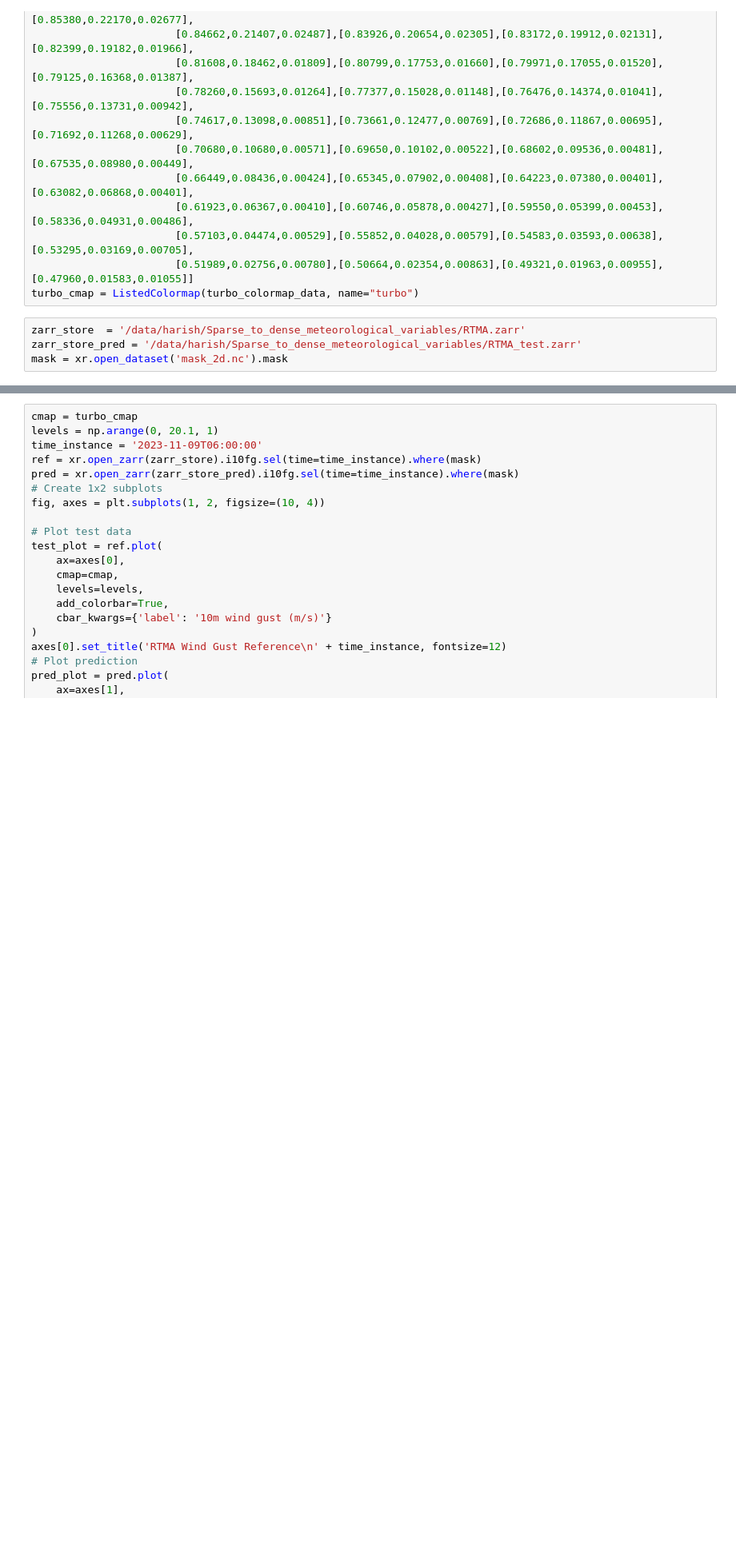
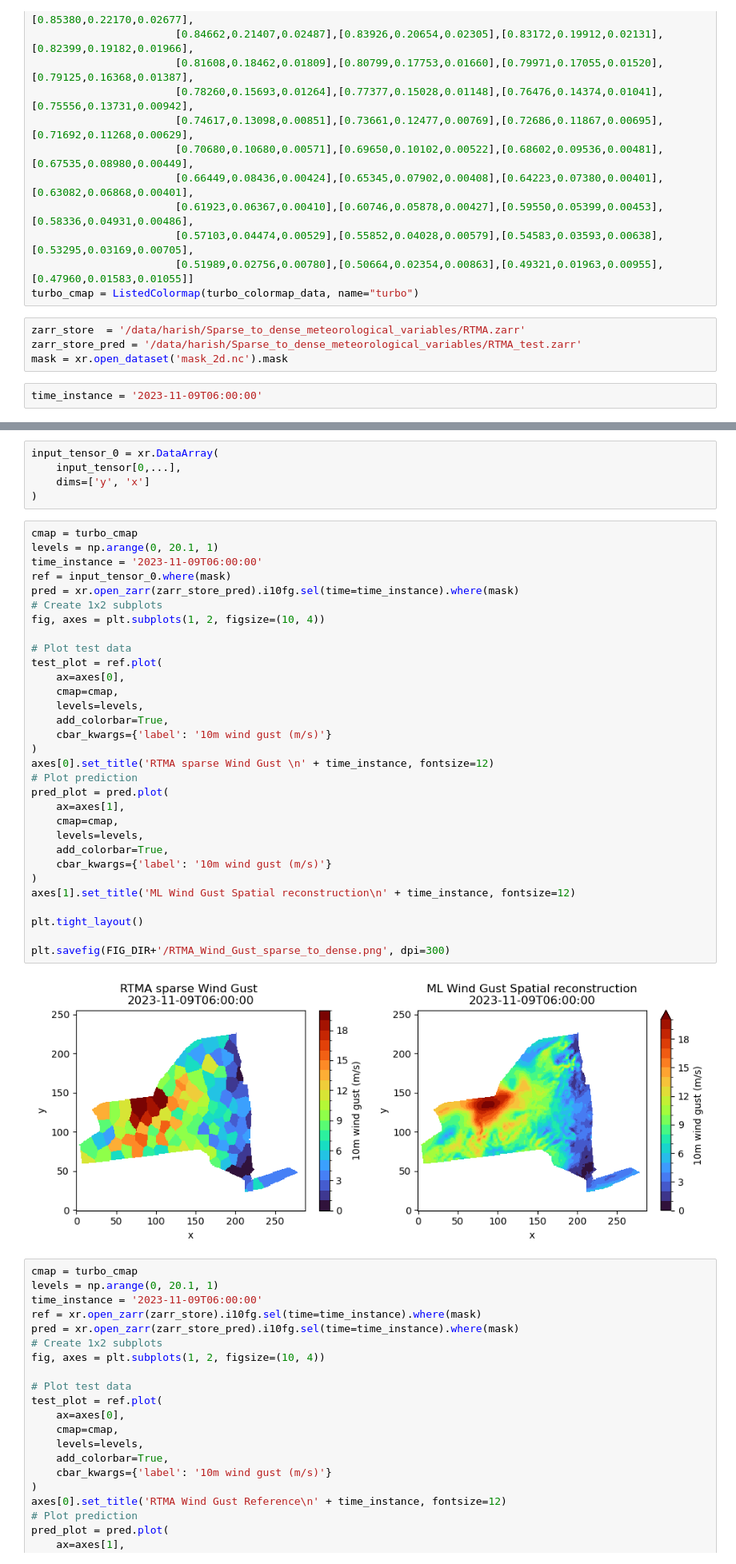
Before and after one commit to HarishBaki/Sparse_to_dense_meteorological_variables, a Jupyter notebook: TMRW_plots.ipynb, the cells around one changed output, grey strips where cells are left out. Shown at 80% size. Cells and saved outputs as stored; diff of their text form; blank space fills up the shorter version.

Commit message:
Added a plotting script for sample input output of RTMA and ML

```diff
--- a/TMRW_plots.ipynb
+++ b/TMRW_plots.ipynb
@@ -90,3 +90,5 @@ turbo_cmap = ListedColormap(turbo_colormap_data, name="turbo")
 zarr_store  = '/data/harish/Sparse_to_dense_meteorological_variables/RTMA.zarr'
 zarr_store_pred = '/data/harish/Sparse_to_dense_meteorological_variables/RTMA_test.zarr'
 mask = xr.open_dataset('mask_2d.nc').mask
+# %%
+time_instance = '2023-11-09T06:00:00'
@@ -93,3 +145,41 @@ mask = xr.open_dataset('mask_2d.nc').mask
+# %%
+input_tensor_0 = xr.DataArray(
+    input_tensor[0,...],
+    dims=['y', 'x']
+)
+# %%
+cmap = turbo_cmap
+levels = np.arange(0, 20.1, 1)
+time_instance = '2023-11-09T06:00:00'
+ref = input_tensor_0.where(mask)
+pred = xr.open_zarr(zarr_store_pred).i10fg.sel(time=time_instance).where(mask)
+# Create 1x2 subplots
+fig, axes = plt.subplots(1, 2, figsize=(10, 4))
+
+# Plot test data
+test_plot = ref.plot(
+    ax=axes[0],
+    cmap=cmap,
+    levels=levels,
+    add_colorbar=True,
+    cbar_kwargs={'label': '10m wind gust (m/s)'}
+)
+axes[0].set_title('RTMA sparse Wind Gust \n' + time_instance, fontsize=12)
+# Plot prediction
+pred_plot = pred.plot(
+    ax=axes[1],
+    cmap=cmap,
+    levels=levels,
+    add_colorbar=True,
+    cbar_kwargs={'label': '10m wind gust (m/s)'}
+)
+axes[1].set_title('ML Wind Gust Spatial reconstruction\n' + time_instance, fontsize=12)
+
+plt.tight_layout()
+
+plt.savefig(FIG_DIR+'/RTMA_Wind_Gust_sparse_to_dense.png', dpi=300)
+# %% [output]
+[figure, added]
 # %%
 cmap = turbo_cmap
 levels = np.arange(0, 20.1, 1)
```
Also changed, not shown: parts of 1 cell of this notebook.
